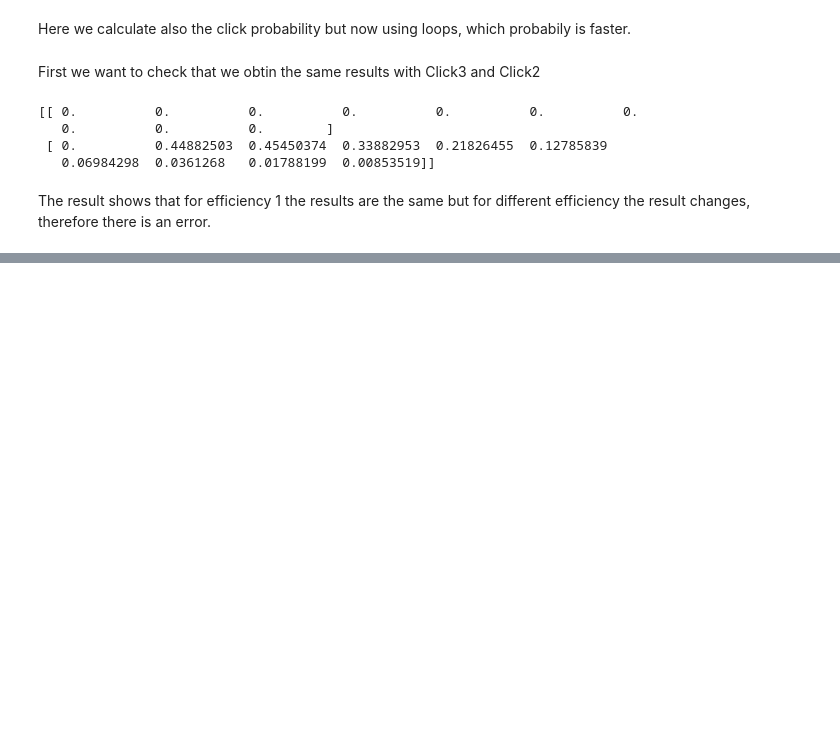
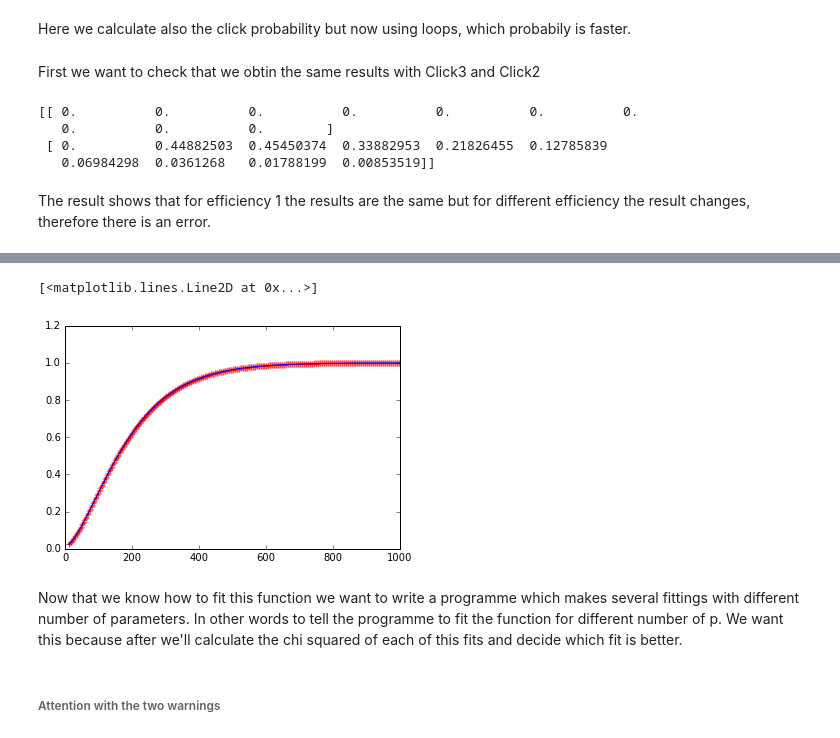
Before and after one commit to AlexS12/Fitting, a Jupyter notebook: Fitting r.ipynb, the cells around one changed output, grey strips where cells are left out. Cells and saved outputs as stored; diff of their text form; code cells hidden in the pictures; blank space fills up the shorter version.

```diff
--- a/Fitting r.ipynb
+++ b/Fitting r.ipynb
@@ -218,0 +257,24 @@ The result shows that for efficiency 1 the results are the same but for differen
+# %%
+
+def Click4(N, eta, p):
+        summ = 0
+        for i in range(0,len(p)):
+            summ = summ + (1-p[i]) * (eta*N)**i / factorial(i)
+
+        R= 1-np.exp(-eta*N)*summ
+        return R
+
+def Click4fit(N, eta, *p):
+        summ = 0
+        for i in range(0,len(p)):
+            summ = summ + (1-p[i]) * (eta*N)**i / factorial(i)
+
+        R= 1-np.exp(-eta*N)*summ
+        return R
+# %%
+mu = np.linspace(10, 1000, 500)
+eta = np.array([0.01])
+p = np.array([0.01, 0.1, 1])
+
+#I create the synthetic data with the random noise
+Data = Click4 (mu, eta, p) + np.random.rand(len(mu)) * 0.001
@@ -218,0 +299,10 @@ The result shows that for efficiency 1 the results are the same but for differen
+# %%
+plt.plot(mu, Data, '+r')
+plt.plot(mu, Click4(mu, popt[0],np.array([popt[1],popt[2],popt[3]])),'b')
+# %% [output]
+[<matplotlib.lines.Line2D at 0x...>]
+[figure, added]
+# %% [markdown]
+Now that we know how to fit this function we want to write a programme which makes several fittings with different number of parameters. In other words to tell the programme to fit the function for different number of p. We want this because after we'll calculate the chi squared of each of this fits and decide which fit is better.
+# %% [markdown]
+###### Attention with the two warnings
```
Also changed, not shown: parts of 9 cells of this notebook.
